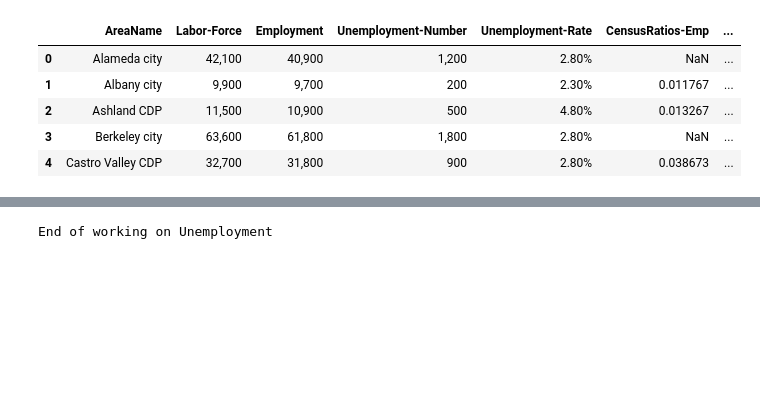
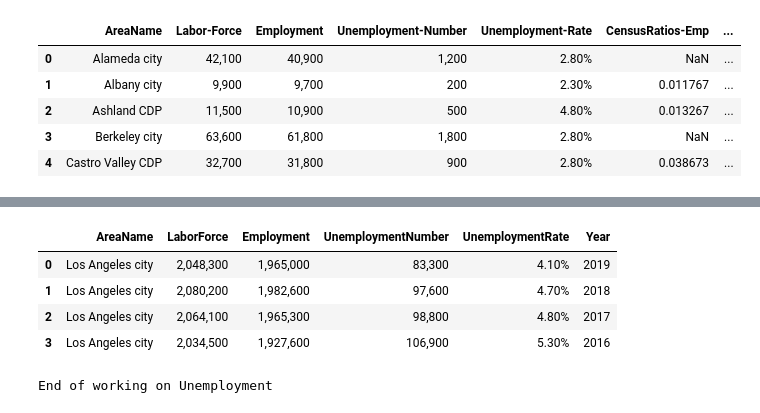
Before and after one commit to lisatian8/python-project1-challenge, a Jupyter notebook: UnemploymentRatePy.ipynb, the cells around one changed output, grey strips where cells are left out. Saved outputs shown, nothing was run; the diff lists cells and outputs as text; code cells hidden in the pictures; blank space fills up the shorter version.

Commit message:
combined unemployment

```diff
--- a/UnemploymentRatePy.ipynb
+++ b/UnemploymentRatePy.ipynb
@@ -194,3 +181,11 @@ Name: AreaName, Length: 124, dtype: object
+# %%
+unemployment_2016_2019_df
+# %% [output]
+|  | AreaName | LaborForce | Employment | UnemploymentNumber | UnemploymentRate | Year |
+| 0 | Los Angeles city | 2,048,300 | 1,965,000 | 83,300 | 4.10% | 2019 |
+| 1 | Los Angeles city | 2,080,200 | 1,982,600 | 97,600 | 4.70% | 2018 |
+| 2 | Los Angeles city | 2,064,100 | 1,965,300 | 98,800 | 4.80% | 2017 |
+| 3 | Los Angeles city | 2,034,500 | 1,927,600 | 106,900 | 5.30% | 2016 |
 # %%
 print("End of working on Unemployment")
 # %% [output]
```
Also changed, not shown: parts of 8 cells of this notebook.
